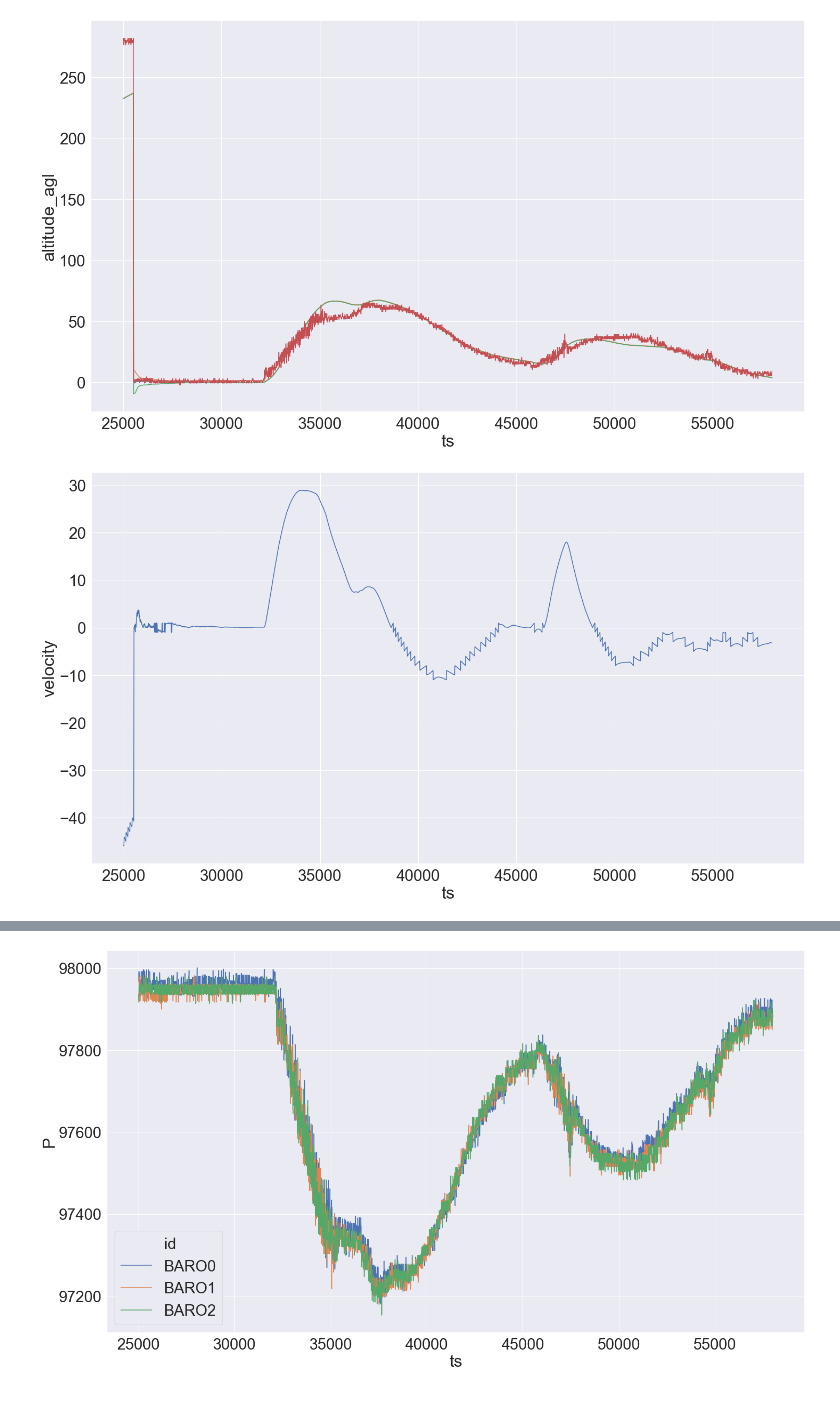
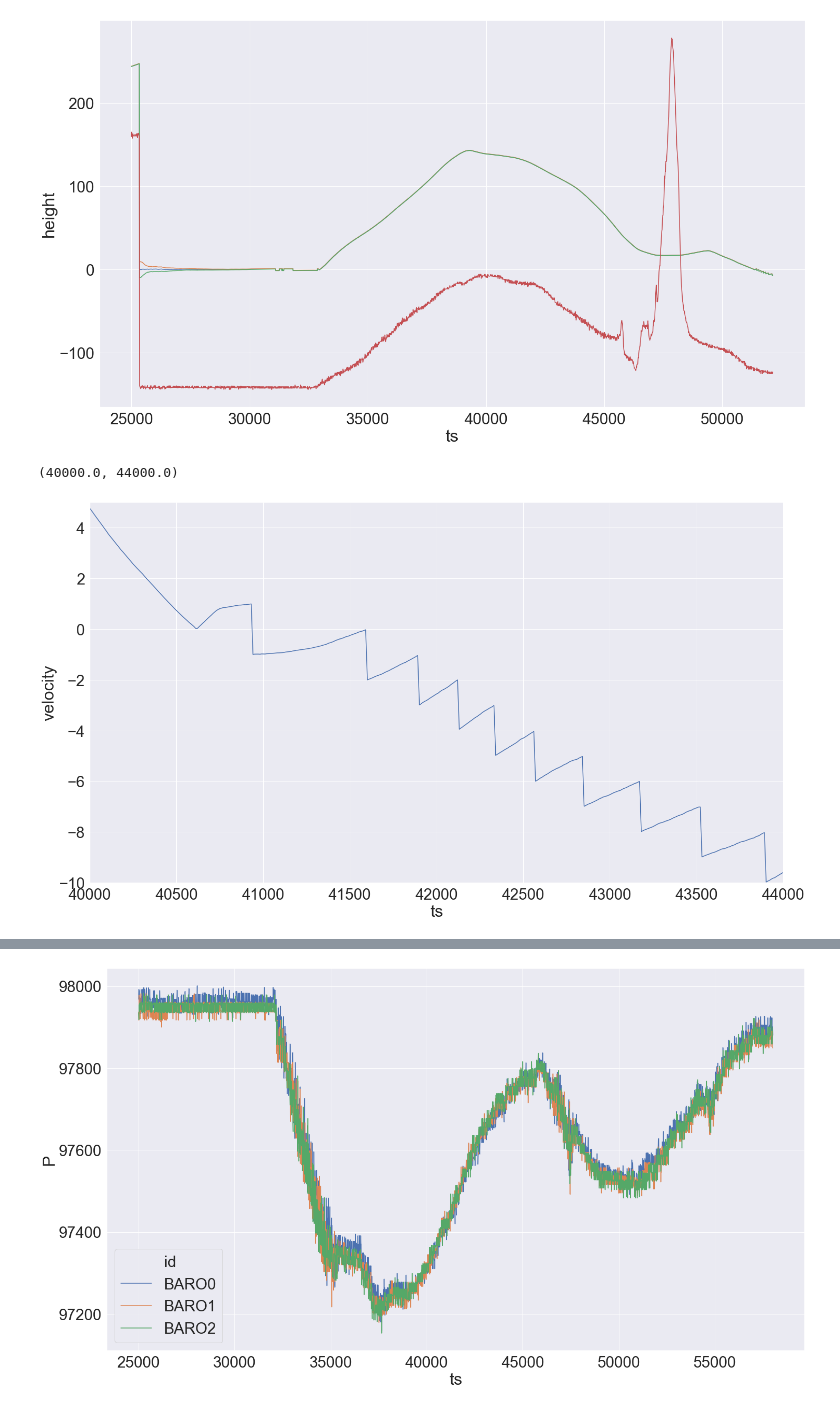
Before and after one commit to catsystems/cats-embedded, a Jupyter notebook: log_parsing/CATS Log Parser.ipynb, the cells around one changed output, grey strips where cells are left out. Drawn from its saved outputs; the diff is of its cells as text; code cells hidden in the pictures.

```diff
--- a/log_parsing/CATS Log Parser.ipynb
+++ b/log_parsing/CATS Log Parser.ipynb
@@ -5,7 +5,7 @@ import seaborn as sns
 # %%
 sns.set(rc={'figure.figsize':(24, 13.5)}, font_scale = 2.7)
 # %%
-log = '../flight_day_2/flight_16.txt'
+log = 'flight_logs/flight_day_2/flight_008_sensor_offset.txt'
 #log = '../flight_day_2/test_flight_x.txt'
 #log = 'flight_logs/h_flight_2.log'
 # %%
@@ -182,16 +183,17 @@ sns.lineplot(data = flight_info_df, x = 'ts', y = 'height')
 sns.lineplot(data = flight_info_df, x = 'ts', y = 'lower_bound')
 ax = sns.lineplot(data = flight_info_df, x = 'ts', y = 'upper_bound')
 ax = sns.lineplot(data = flight_info_df, x = 'ts', y = 'altitude_agl')
-#ax.set_ylim(-100, 200)
+#ax.set_ylim(-10, 20)
 #ax.set_xlim(30000,60000)
 # %% [output]
-[figure, old version]
+[figure, new version]
 # %%
 ax = sns.lineplot(data = flight_info_df, x = 'ts', y = 'velocity')
-#ax.set_ylim(-5)
-#ax.set_xlim(38000)
+ax.set_ylim(-10, 5)
+ax.set_xlim(40000, 44000)
 # %% [output]
+(40000.0, 44000.0)
-[figure, old version]
+[figure, new version]
 # %%
 ax = sns.lineplot(data = flight_info_df, x = 'ts', y = 'acceleration')
 #ax.set_ylim(-5)
```
Also changed, not shown: parts of 10 cells of this notebook, 7 other files.
